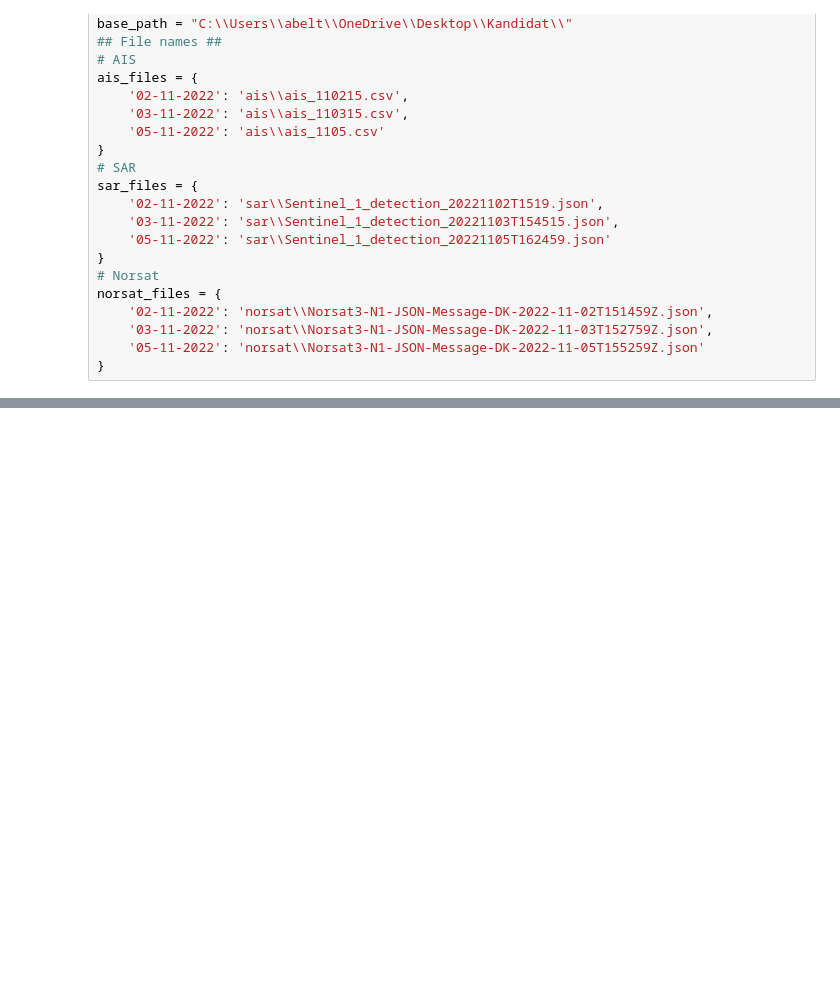
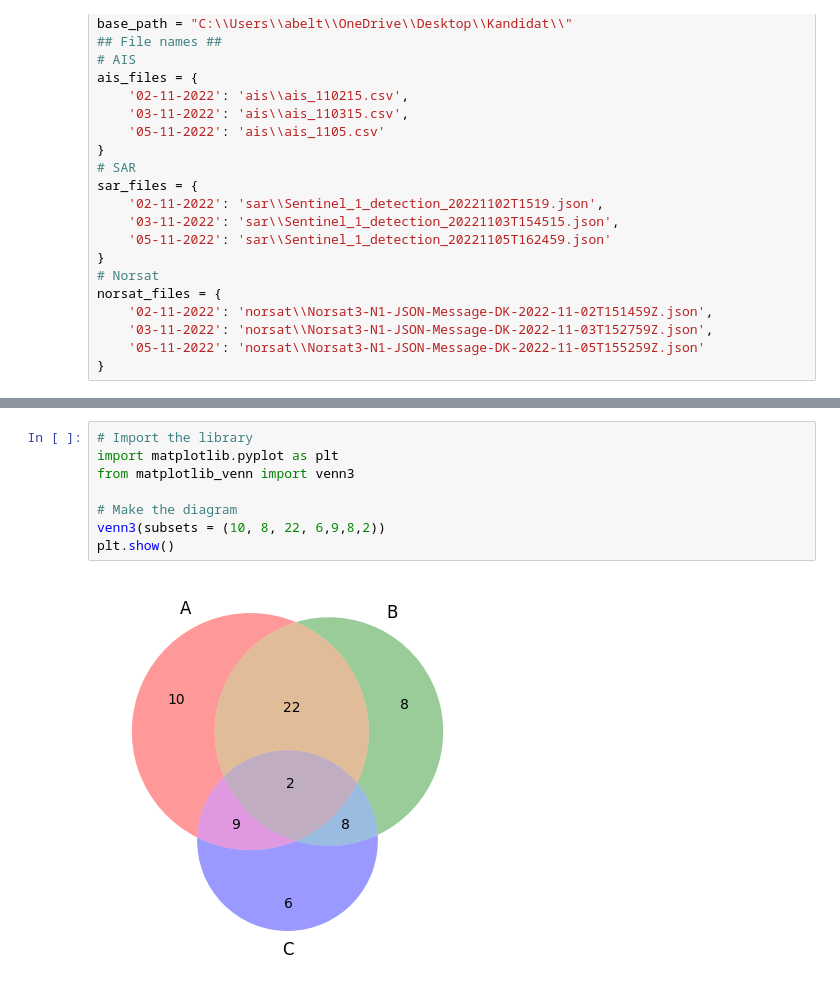
Before and after one commit to akse0360/Ship_datafusion, a Jupyter notebook: First_step_mathching/main.ipynb, the cells around one changed output, grey strips where cells are left out. Saved outputs shown, nothing was run; the diff lists cells and outputs as text; blank space fills up the shorter version.

```diff
--- a/First_step_mathching/main.ipynb
+++ b/First_step_mathching/main.ipynb
@@ -198,0 +313,10 @@ matched_data3 = match_nearest_unique(norsat_data, sar_data, 'norsat_id', 'sar_id
+# %%
+# Import the library
+import matplotlib.pyplot as plt
+from matplotlib_venn import venn3
+
+# Make the diagram
+venn3(subsets = (10, 8, 22, 6,9,8,2))
+plt.show()
+# %% [output]
+[figure, added]
```
Also changed, not shown: parts of 33 cells of this notebook, 17 other files.
